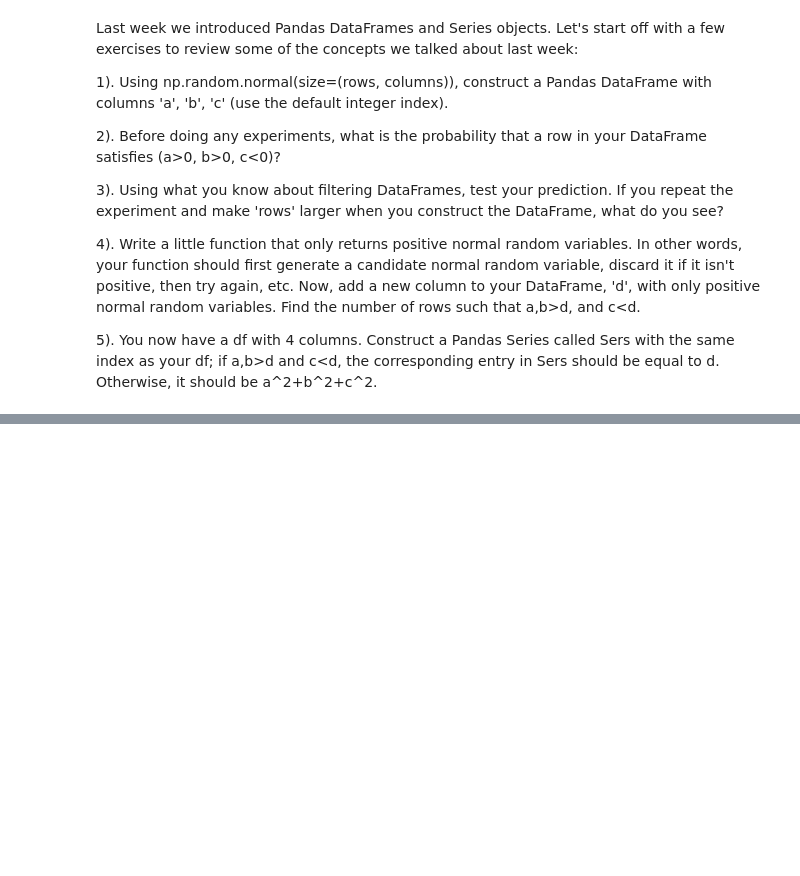
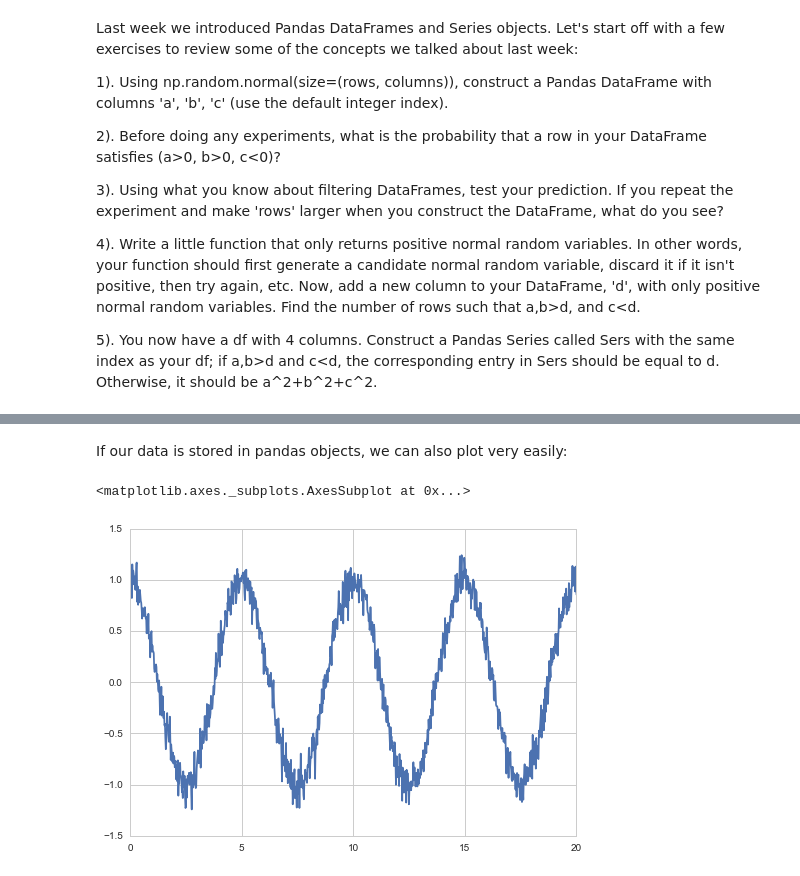
Before and after one commit to haroldfox/ts-stuy-2019, a Jupyter notebook: notebooks/02_simulating_and_visualizing_data.ipynb, the cells around one changed output, grey strips where cells are left out. Drawn from its saved outputs; the diff is of its cells as text; code cells hidden in the pictures; blank space fills up the shorter version.

```diff
--- a/notebooks/02_simulating_and_visualizing_data.ipynb
+++ b/notebooks/02_simulating_and_visualizing_data.ipynb
@@ -414,0 +52,10 @@ We can generate random numbers using numpy, a library for numerical computing in
+# %% [markdown]
+If our data is stored in pandas objects, we can also plot very easily:
+# %%
+x,y = gen_trig_data(0.1, 5., 4*5)
+# List comprehension + dict as constructor of pandas series:
+trig_series = pd.Series({i:j for (i,j) in zip(x,y)})
+trig_series.plot()
+# %% [output]
+<matplotlib.axes._subplots.AxesSubplot at 0x...>
+[figure, added]
```
Also changed, not shown: parts of 111 cells of this notebook.
